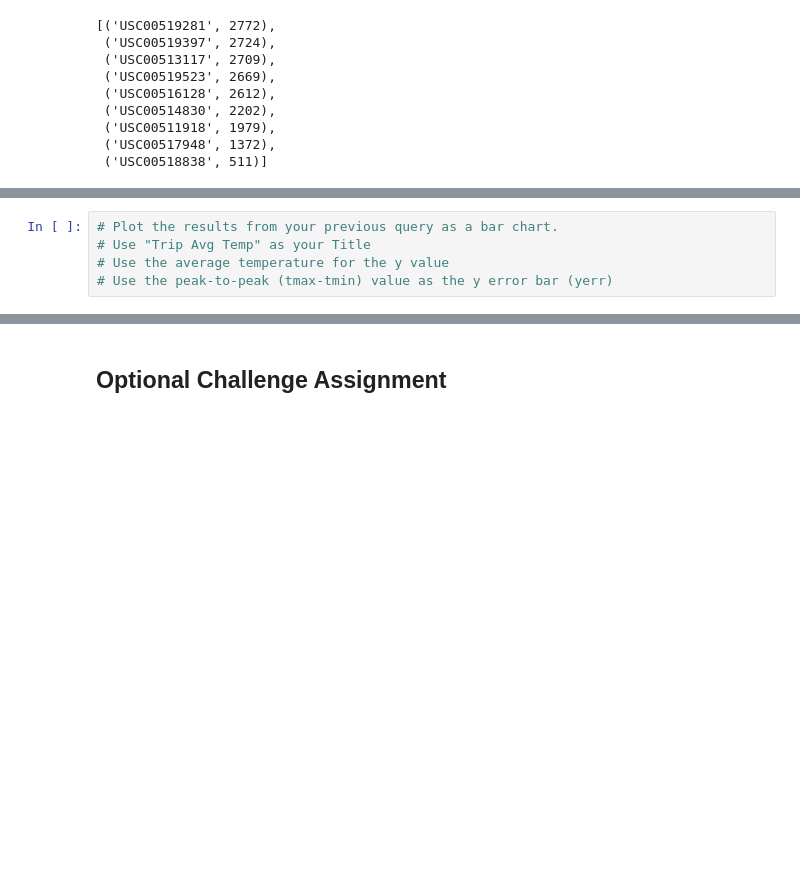
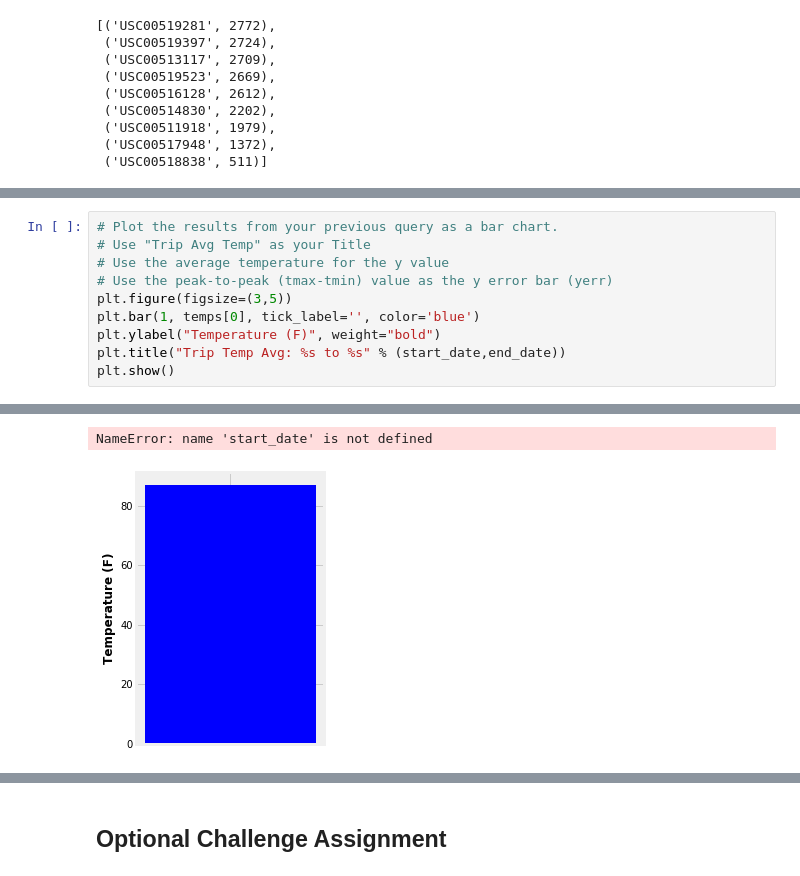
Before and after one commit to ndibiase/ndibiase, a Jupyter notebook: ClimateHw.ipynb, the cells around one changed output, grey strips where cells are left out. Drawn from its saved outputs; the diff is of its cells as text; blank space fills up the shorter version.

```diff
--- a/ClimateHw.ipynb
+++ b/ClimateHw.ipynb
@@ -164,4 +197,9 @@ print(calc_temps('2012-02-28', '2012-03-05'))
 # Use "Trip Avg Temp" as your Title
 # Use the average temperature for the y value
 # Use the peak-to-peak (tmax-tmin) value as the y error bar (yerr)
+plt.figure(figsize=(3,5))
+plt.bar(1, temps[0], tick_label='', color='blue')
+plt.ylabel("Temperature (F)", weight="bold")
+plt.title("Trip Temp Avg: %s to %s" % (start_date,end_date))
+plt.show()
 # %% [output]
@@ -169,0 +206,2 @@ print(calc_temps('2012-02-28', '2012-03-05'))
+NameError: name 'start_date' is not defined
+[figure, added]
```
Also changed, not shown: parts of 16 cells of this notebook.
